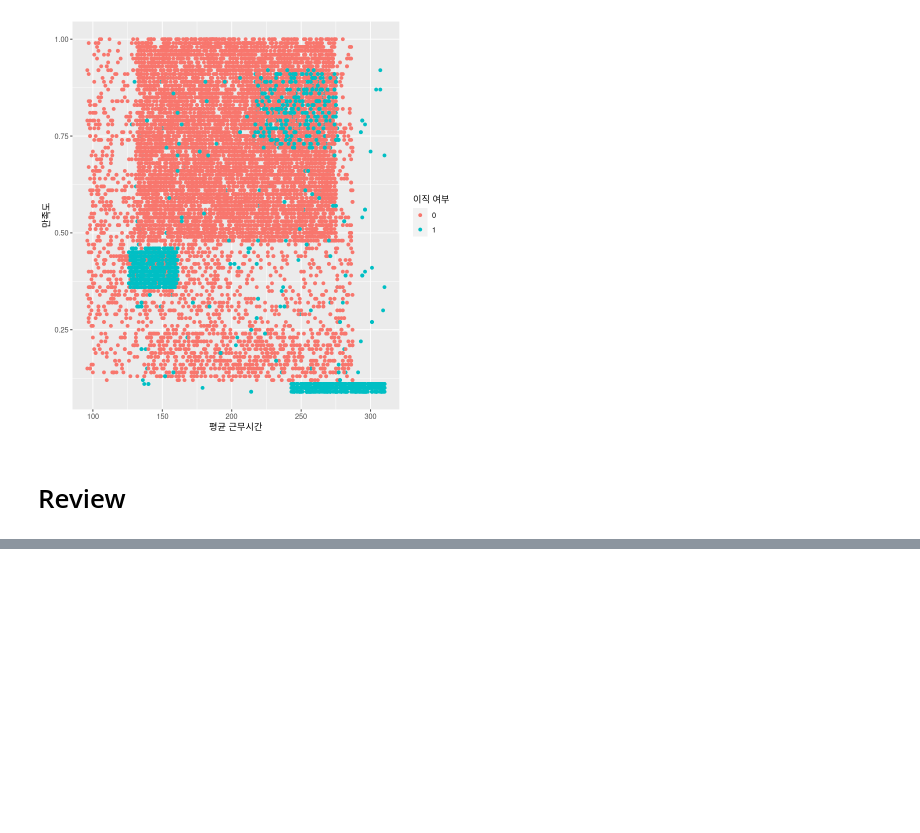
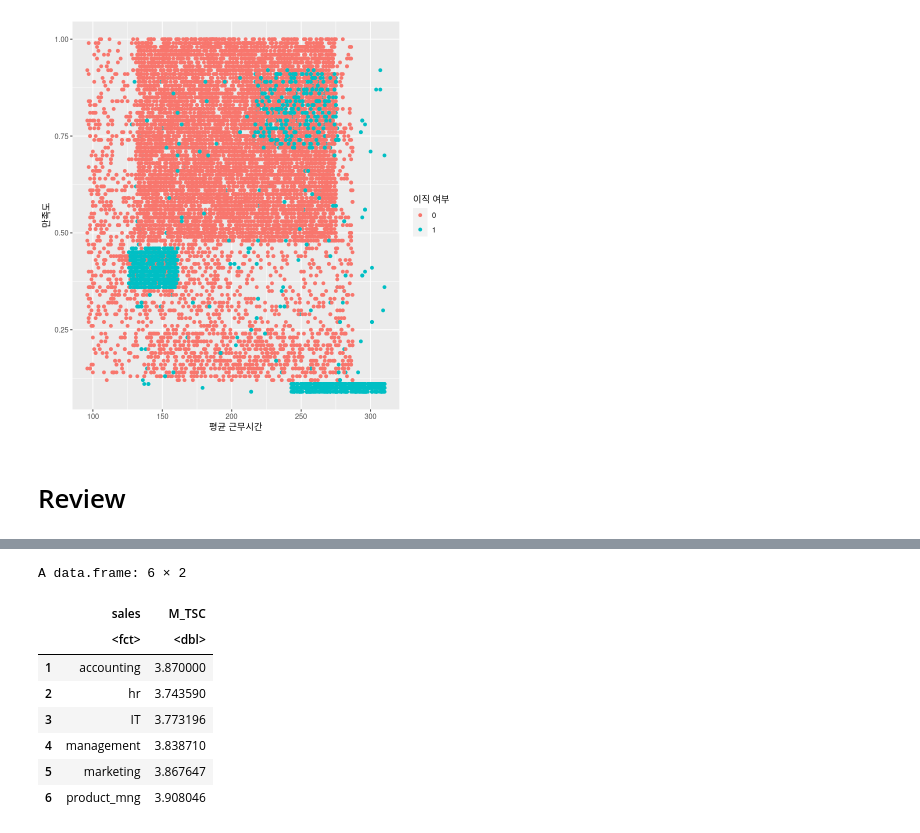
Before and after one commit to kdha0727/r-practice, a Jupyter notebook: Ch3.ipynb, the cells around one changed output, grey strips where cells are left out. Saved outputs shown, nothing was run; the diff lists cells and outputs as text; code cells hidden in the pictures; blank space fills up the shorter version.

```diff
--- a/Ch3.ipynb
+++ b/Ch3.ipynb
@@ -392,5 +404,21 @@ ggplot(HR,aes(x=average_montly_hours,y=satisfaction_level))+
 # %%
-# Medium_Left 데이터에 대해 sales변수 별로 time_spend_company의 평균을 구하여,
-# Time_spend_Mean이라는 데이터프레임을 만드시오.
+# Medium_Left 데이터에 대해 sales변수 별로 time_spend_company의 평균을 구하여
+# Time_spend_Mean이라는 데이터프레임을 만들기
+
+Time_spend_Mean <- ddply(Medium_Left, # 분석할 Data Set 설정
+                         c("sales"), summarise, # 집계 기준 변수 설정
+                         M_TSC = mean(time_spend_company) # 컬럼명 및 계산 함수 설정
+                         )
+head(Time_spend_Mean)
+# %% [output]
+A data.frame: 6 × 2
+|  | sales | M_TSC |
+|  | <fct> | <dbl> |
+| 1 | accounting | 3.870000 |
+| 2 | hr | 3.743590 |
+| 3 | IT | 3.773196 |
+| 4 | management | 3.838710 |
+| 5 | marketing | 3.867647 |
+| 6 | product_mng | 3.908046 |
 # %%
 # Time_spend_Mean 데이터프레임을 이용하여
```
Also changed, not shown: parts of 7 cells of this notebook.
